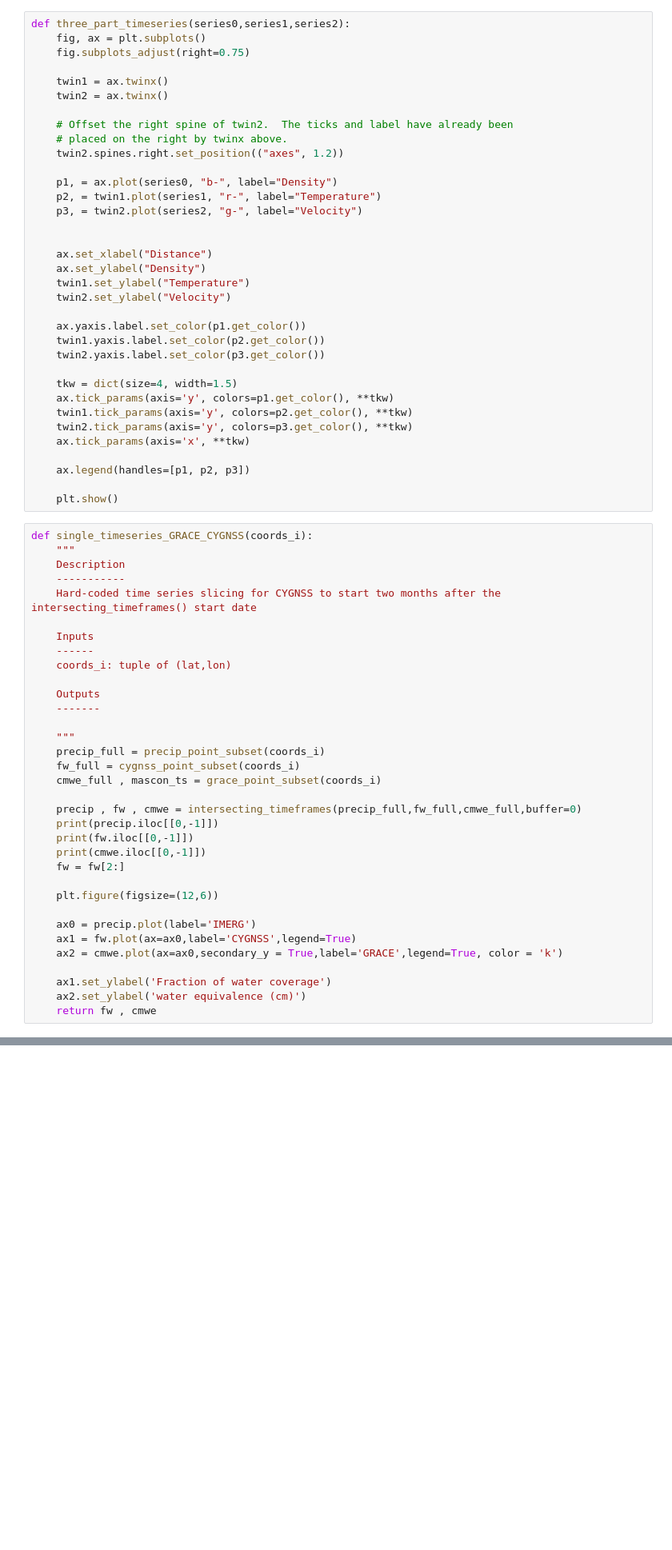
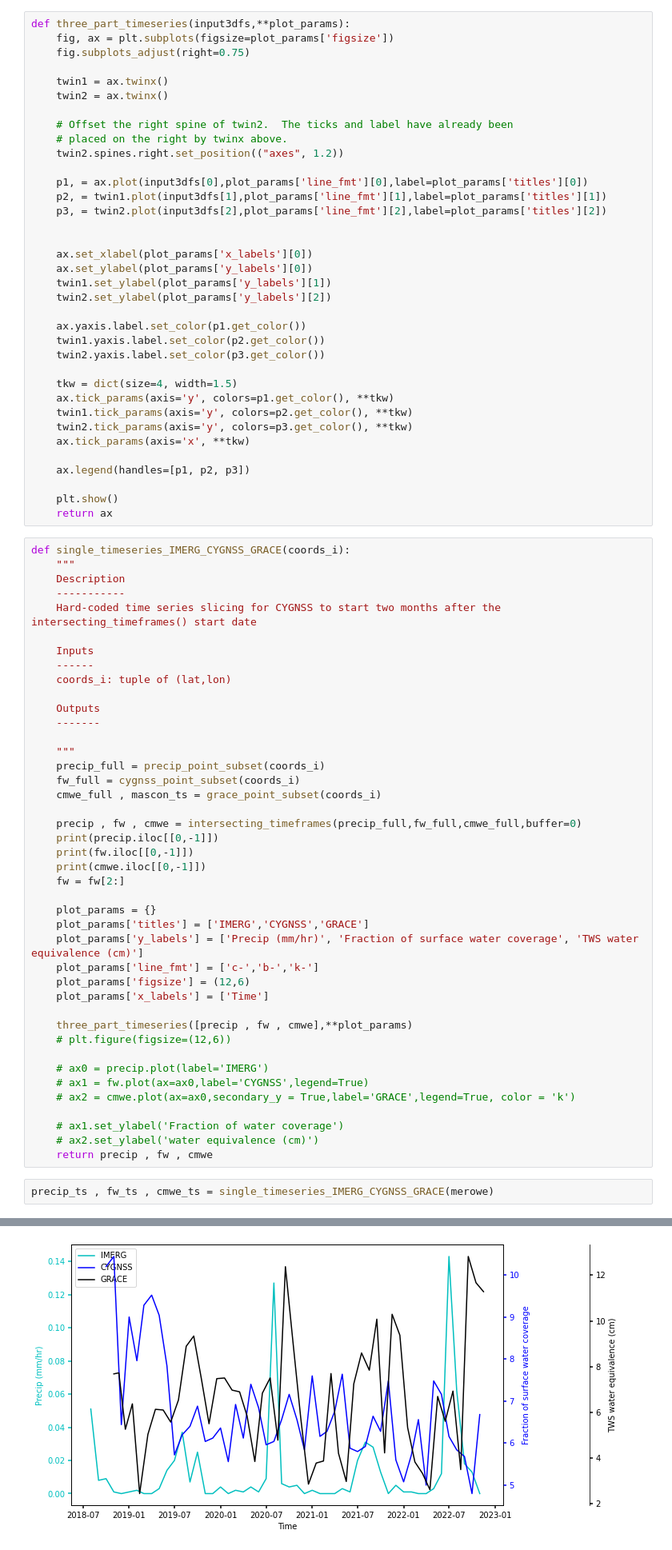
Before and after one commit to ascheliga/CYGNSS-GRACE, a Jupyter notebook: notebooks/res_time_series.ipynb, the cells around one changed output, grey strips where cells are left out. Shown at 80% size. Cells and saved outputs as stored; diff of their text form; blank space fills up the shorter version.

Commit message:
plotting 3 timeseries

```diff
--- a/notebooks/res_time_series.ipynb
+++ b/notebooks/res_time_series.ipynb
@@ -144,8 +139,8 @@ def intersecting_2_timeframes(series1,series2,buffer=1):
 
     return series1_intersect , series2_intersect
 # %%
-def three_part_timeseries(series0,series1,series2):
-    fig, ax = plt.subplots()
+def three_part_timeseries(input3dfs,**plot_params):
+    fig, ax = plt.subplots(figsize=plot_params['figsize'])
     fig.subplots_adjust(right=0.75)
 
     twin1 = ax.twinx()
@@ -155,15 +150,15 @@ def three_part_timeseries(series0,series1,series2):
     # placed on the right by twinx above.
     twin2.spines.right.set_position(("axes", 1.2))
 
-    p1, = ax.plot(series0, "b-", label="Density")
-    p2, = twin1.plot(series1, "r-", label="Temperature")
-    p3, = twin2.plot(series2, "g-", label="Velocity")
+    p1, = ax.plot(input3dfs[0],plot_params['line_fmt'][0],label=plot_params['titles'][0])
+    p2, = twin1.plot(input3dfs[1],plot_params['line_fmt'][1],label=plot_params['titles'][1])
+    p3, = twin2.plot(input3dfs[2],plot_params['line_fmt'][2],label=plot_params['titles'][2])
 
 
-    ax.set_xlabel("Distance")
-    ax.set_ylabel("Density")
-    twin1.set_ylabel("Temperature")
-    twin2.set_ylabel("Velocity")
+    ax.set_xlabel(plot_params['x_labels'][0])
+    ax.set_ylabel(plot_params['y_labels'][0])
+    twin1.set_ylabel(plot_params['y_labels'][1])
+    twin2.set_ylabel(plot_params['y_labels'][2])
 
     ax.yaxis.label.set_color(p1.get_color())
     twin1.yaxis.label.set_color(p2.get_color())
@@ -178,8 +173,9 @@ def three_part_timeseries(series0,series1,series2):
     ax.legend(handles=[p1, p2, p3])
 
     plt.show()
+    return ax
 # %%
-def single_timeseries_GRACE_CYGNSS(coords_i):
+def single_timeseries_IMERG_CYGNSS_GRACE(coords_i):
     """
     Description
     -----------
@@ -203,12 +199,23 @@ def single_timeseries_GRACE_CYGNSS(coords_i):
     print(cmwe.iloc[[0,-1]])
     fw = fw[2:]
 
-    plt.figure(figsize=(12,6))
+    plot_params = {}
+    plot_params['titles'] = ['IMERG','CYGNSS','GRACE']
+    plot_params['y_labels'] = ['Precip (mm/hr)', 'Fraction of surface water coverage', 'TWS water equivalence (cm)']
+    plot_params['line_fmt'] = ['c-','b-','k-']
+    plot_params['figsize'] = (12,6)
+    plot_params['x_labels'] = ['Time']
 
-    ax0 = precip.plot(label='IMERG')
-    ax1 = fw.plot(ax=ax0,label='CYGNSS',legend=True)
-    ax2 = cmwe.plot(ax=ax0,secondary_y = True,label='GRACE',legend=True, color = 'k')
+    three_part_timeseries([precip , fw , cmwe],**plot_params)
+    # plt.figure(figsize=(12,6))
 
-    ax1.set_ylabel('Fraction of water coverage')
-    ax2.set_ylabel('water equivalence (cm)')
-    return fw , cmwe
+    # ax0 = precip.plot(label='IMERG')
+    # ax1 = fw.plot(ax=ax0,label='CYGNSS',legend=True)
+    # ax2 = cmwe.plot(ax=ax0,secondary_y = True,label='GRACE',legend=True, color = 'k')
+
+    # ax1.set_ylabel('Fraction of water coverage')
+    # ax2.set_ylabel('water equivalence (cm)')
+    return precip , fw , cmwe
+# %%
+precip_ts , fw_ts , cmwe_ts = single_timeseries_IMERG_CYGNSS_GRACE(merowe)
+# %% [output]
@@ -215,3 +233,4 @@ def single_timeseries_GRACE_CYGNSS(coords_i):
+[figure, new version]
 # %%
 ## Trying out plotting functionality
 
```
Also changed, not shown: parts of 7 cells of this notebook.
